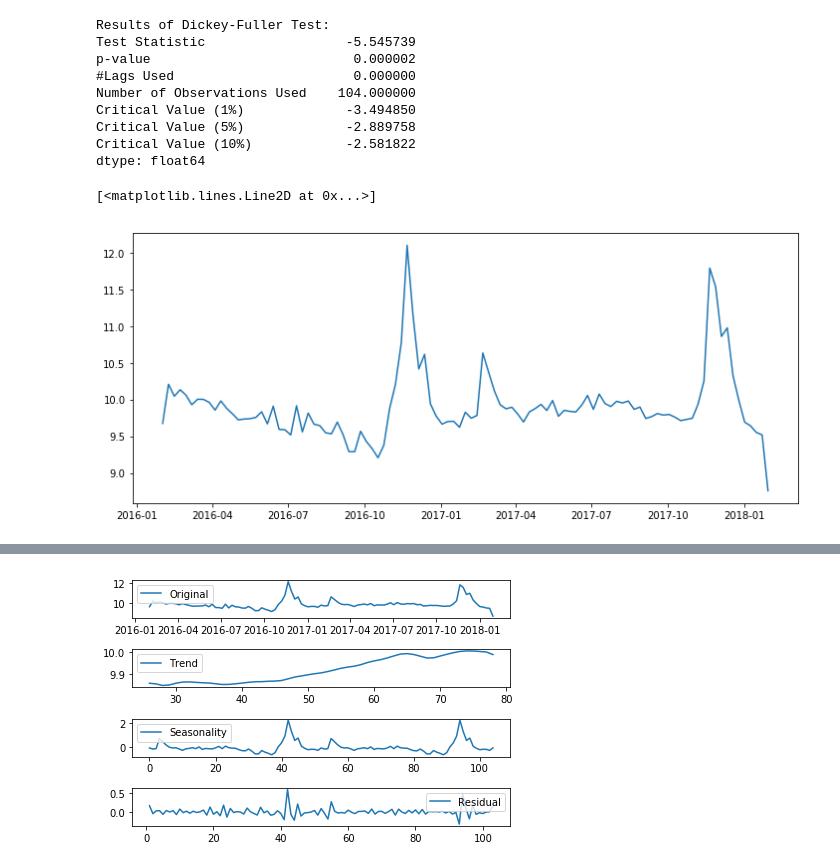
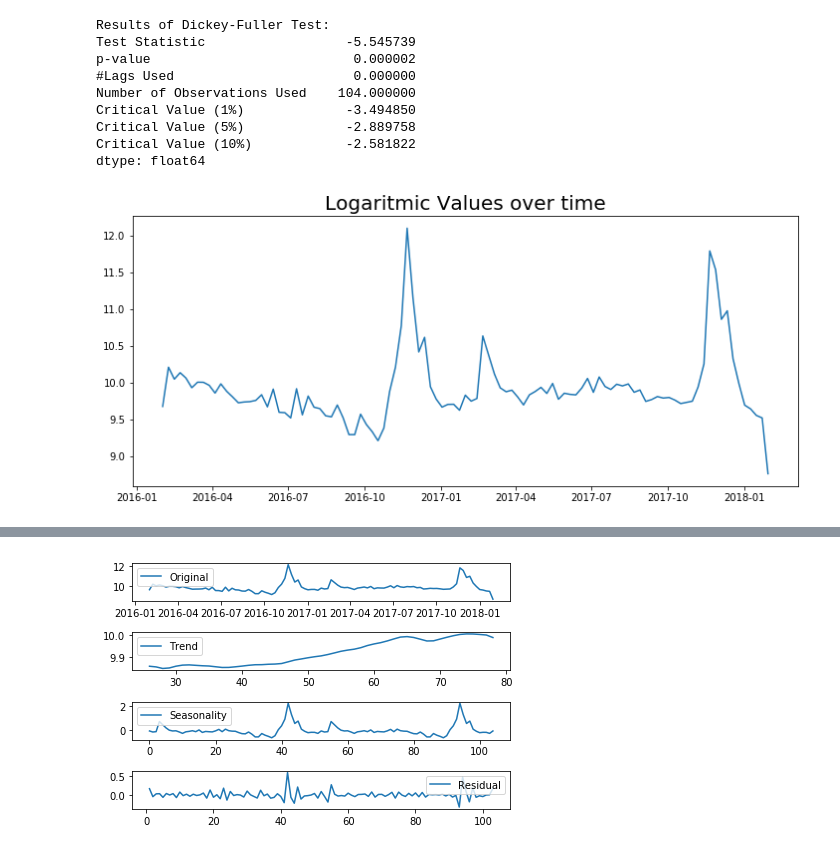
Before and after one commit to melodymassis/TS_Forecasting, a Jupyter notebook: index.ipynb, the cells around one changed output, grey strips where cells are left out. Drawn from its saved outputs; the diff is of its cells as text; code cells hidden in the pictures.

```diff
--- a/index.ipynb
+++ b/index.ipynb
@@ -131,18 +136,13 @@ Critical Value (5%)             -2.889758
 Critical Value (10%)            -2.581822
 dtype: float64
 # %%
-# Making the time series stationary to be able to forecast it better, by removing seasonality and trend.
-# The usual procedure is to first filter out the trend and seasonal component
-# then fit the random component with a stationary time series model to
-# capture the correlation structure in the time series
-
 # First: use numpy's log function and see the trend in the time series
-
 #As we can see there is remarakble seasonality spikes in the fourth quarters (weeks 40-50) that
 # will need to be smoothed
 plt.figure(figsize=(12,5))
 ts_log = np.log(ts)
+plt.title("Logaritmic Values over time", size=20)
 plt.plot(ts_log)
+plt.show()
 # %% [output]
-[<matplotlib.lines.Line2D at 0x...>]
-[figure, old version]
+[figure, new version]
```
Also changed, not shown: parts of 14 cells of this notebook, 1 other file.
